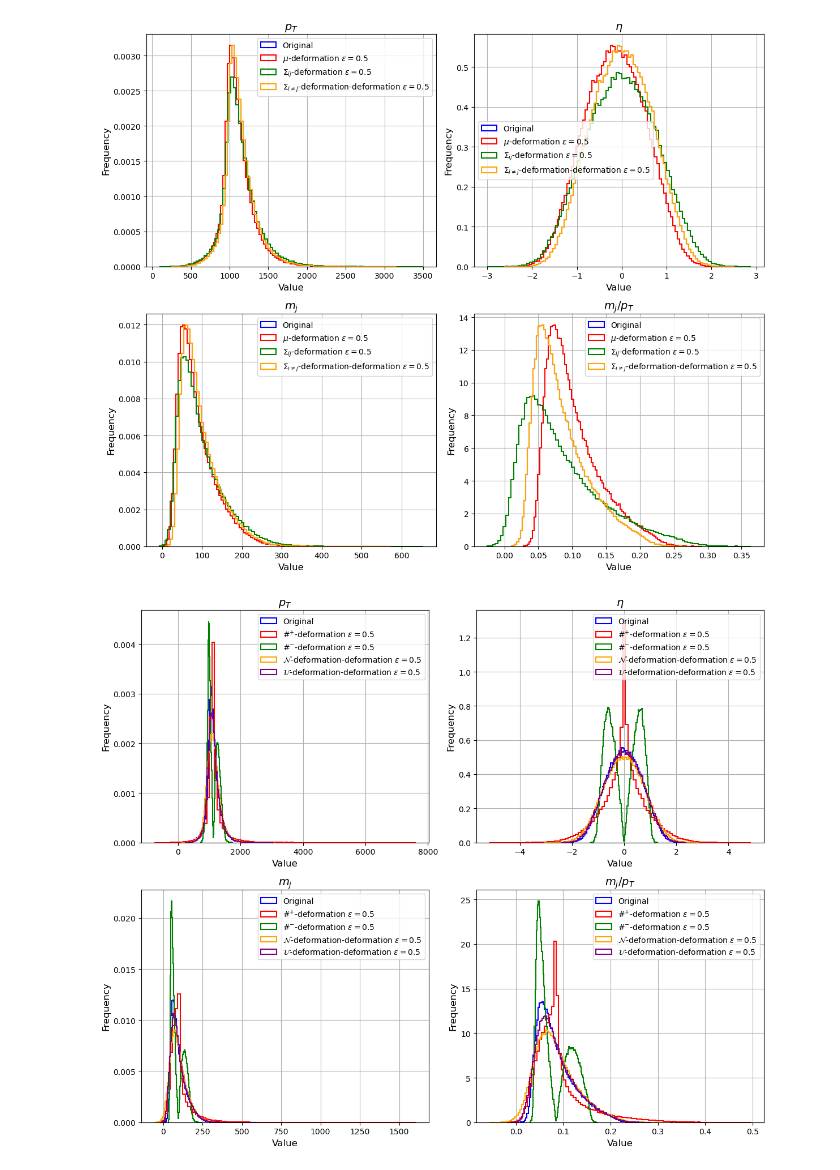
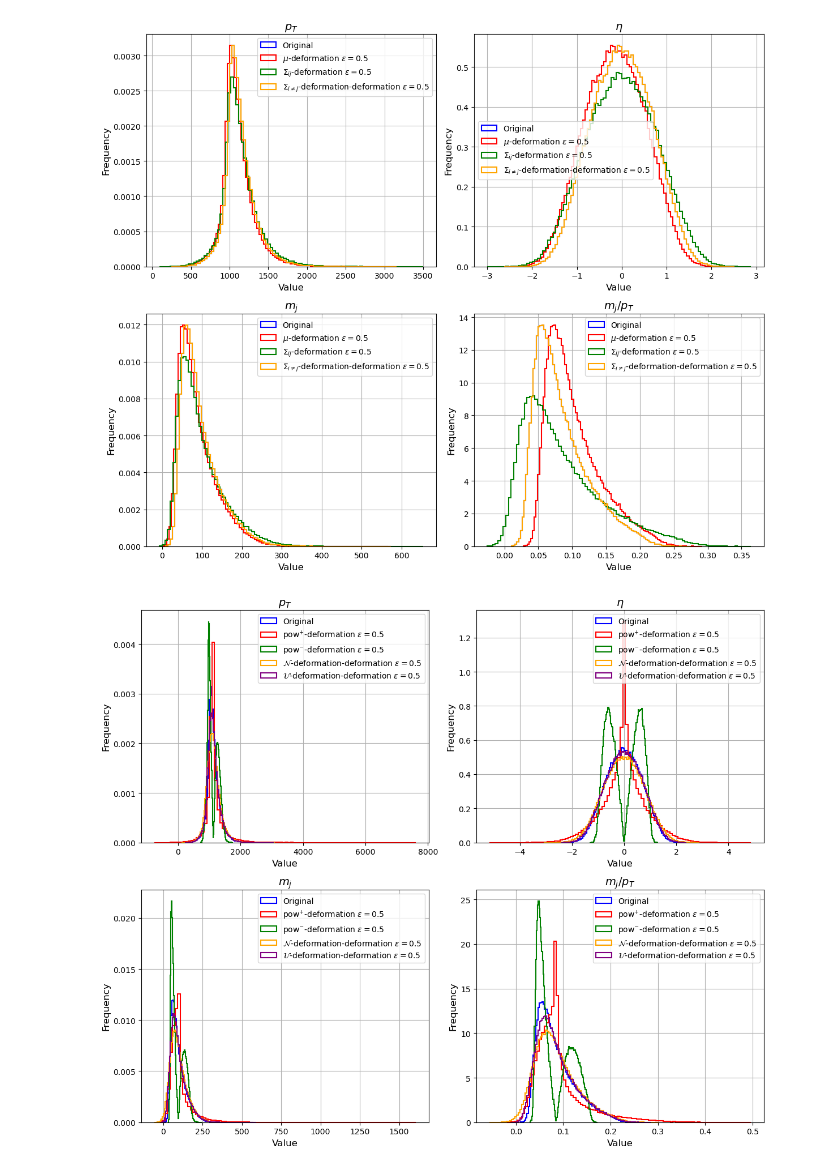
Before and after one commit to TwoSampleTests/JetNetMetrics, a Jupyter notebook: notebooks/jet_features_defs.ipynb, the cells around one changed output. Cells and saved outputs as stored; diff of their text form; code cells hidden in the pictures.

Commit message:
Updated figures

```diff
--- a/notebooks/jet_features_defs.ipynb
+++ b/notebooks/jet_features_defs.ipynb
@@ -298,36 +298,36 @@ names = [r"$p_{T}$", r"$\eta$", r"$m_{j}$", r"$m_{j}/p_{T}$"]
 
 # Set a consistent style
 #plt.style.use('GMetrics/more/matplotlib.mplstyle')
 
 # Create a figure with 4 subplots (2 rows, 2 columns)
 fig, axs = plt.subplots(2, 2, figsize=(12, 10))
 
 # Flatten the axes array for easy iteration
 axs = axs.flatten()
 
 for i in range(jet_features_reduced.numpy().shape[1]):
     name = names[i]
     axs[i].hist(jet_features_reduced.numpy()[:, i], bins=100, histtype='step', density=True, linewidth=1.5, color='blue', label='Original')
-    axs[i].hist(jet_features_deform4_reduced.numpy()[:, i], bins=100, histtype='step', density=True, linewidth=1.5, color='red', label='$\#^{+}$-deformation $\epsilon='+str(eps_power_plus)+'$')
-    axs[i].hist(jet_features_deform5_reduced.numpy()[:, i], bins=100, histtype='step', density=True, linewidth=1.5, color='green', label='$\#^{-}$-deformation $\epsilon='+str(eps_power_minus)+'$')
+    axs[i].hist(jet_features_deform4_reduced.numpy()[:, i], bins=100, histtype='step', density=True, linewidth=1.5, color='red', label='pow$^{+}$-deformation $\epsilon='+str(eps_power_plus)+'$')
+    axs[i].hist(jet_features_deform5_reduced.numpy()[:, i], bins=100, histtype='step', density=True, linewidth=1.5, color='green', label='pow$^{-}$-deformation $\epsilon='+str(eps_power_minus)+'$')
     axs[i].hist(jet_features_deform6_reduced.numpy()[:, i], bins=100, histtype='step', density=True, linewidth=1.5, color='orange', label='$\mathcal{N}$-deformation-deformation $\epsilon='+str(eps_shift_normal)+'$')
     axs[i].hist(jet_features_deform7_reduced.numpy()[:, i], bins=100, histtype='step', density=True, linewidth=1.5, color='purple', label='$\mathcal{U}$-deformation-deformation $\epsilon='+str(eps_shift_uniform)+'$')
     axs[i].set_title(name, fontsize=14)
     axs[i].set_xlabel('Value', fontsize=12)
     axs[i].set_ylabel('Frequency', fontsize=12)
     axs[i].legend()
     axs[i].grid(True)
 
 # Adjust layout to prevent overlap
 plt.tight_layout()
 
 # Save the plot
 plt.savefig(figures_dir + "deformed_jet_features_2.png")
 
 # Show the plot
 plt.show()
 # %% [output]
-[figure, old version]
+[figure, new version]
 # %%
 ds = [jet_features_deform1_reduced.numpy(),
       jet_features_deform2_reduced.numpy(),
```
Also changed, not shown: parts of 3 cells of this notebook, 18 other files.
